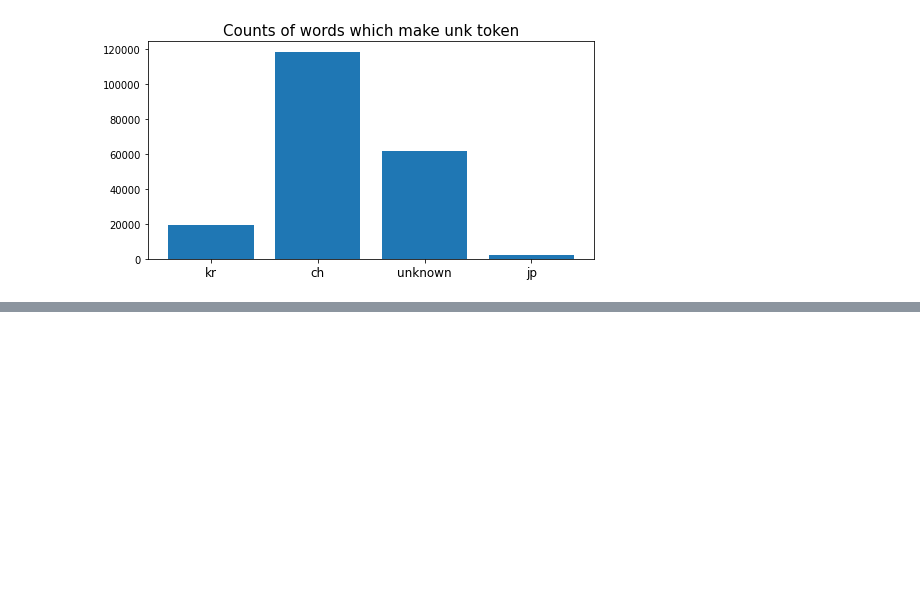
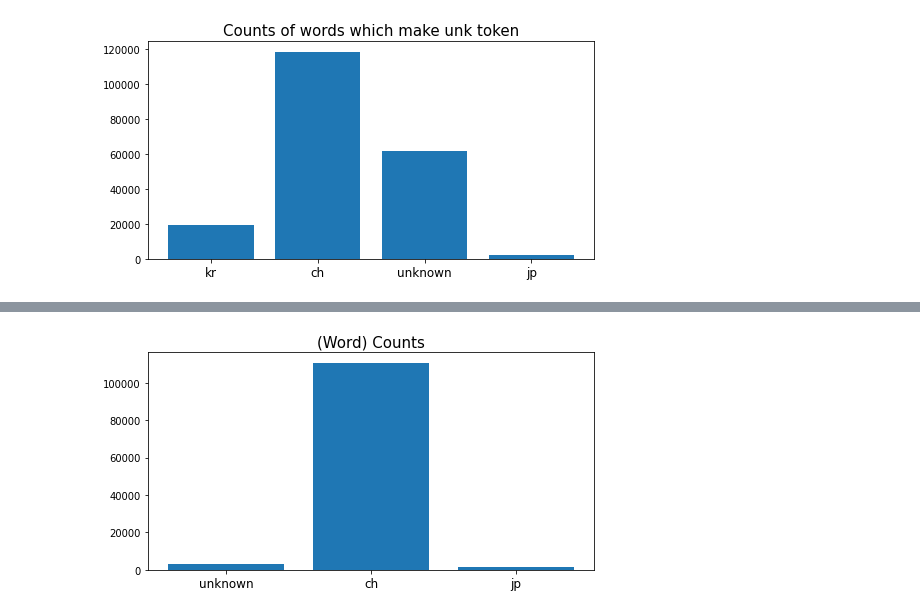
Before and after one commit to boostcampaitech2/mrc-level2-nlp-02, a Jupyter notebook: EDA/eda_ps_wiki.ipynb, the cells around one changed output, grey strips where cells are left out. Drawn from its saved outputs; the diff is of its cells as text; code cells hidden in the pictures; blank space fills up the shorter version.

```diff
--- a/EDA/eda_ps_wiki.ipynb
+++ b/EDA/eda_ps_wiki.ipynb
@@ -226,0 +211,9 @@ plt.show()
+# %%
+sep_data = []
+
+for con in tqdm(contexts) :
+    sep_list = re.findall('[^一-鿸가-힣0-9぀-ヿa-zA-Z() ]', con)
+    if len(sep_list) == 0 :
+        continue
+    sep_list = [sep for sep in sep_list if tokenizer.convert_tokens_to_ids(sep) == unk_id]
+    sep_data.extend(sep_list)
@@ -226,0 +246,6 @@ plt.show()
+# %%
+inner_data = []
+
+for con in tqdm(contexts) :
+    inner_pos = re.findall(r'\([^가-힣0-9a-zA-Z )]*\)', con)
+    inner_data.extend(inner_pos)
@@ -226,0 +269,18 @@ plt.show()
+# %%
+inner_unk = [check_unk(word[1:-1]) for word in inner_data]
+# %%
+inner_unk_counter = collections.Counter()
+inner_unk_counter.update(inner_unk)
+# %%
+plt.figure(figsize = (8,4))
+
+inner_x_list = list(inner_unk_counter.keys())
+inner_y_list = list(inner_unk_counter.values())
+
+plt.title('(Word) Counts', fontsize = 15)
+plt.bar(inner_x_list, inner_y_list)
+plt.xticks(fontsize = 12)
+
+plt.show()
+# %% [output]
+[figure, added]
```
Also changed, not shown: parts of 37 cells of this notebook, 3 other files.
